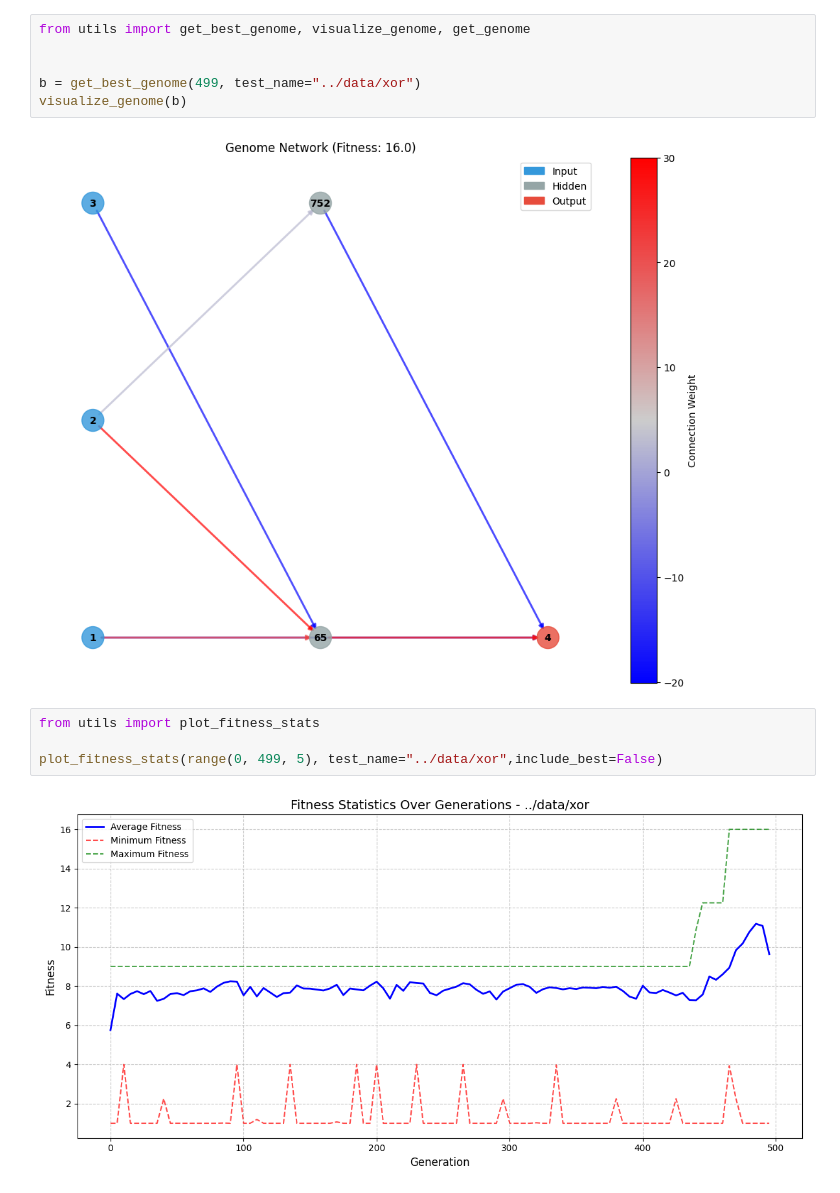
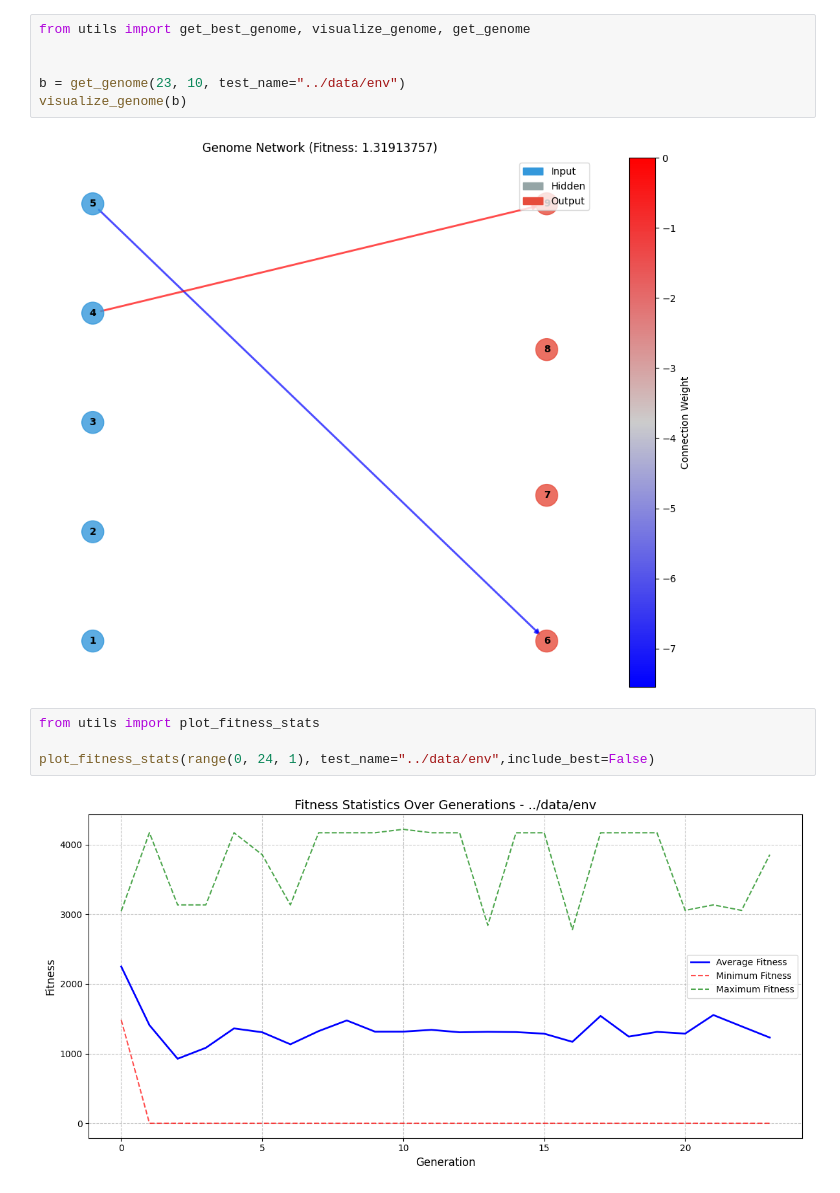
Before and after one commit to St0pien/rocket-learning, a Jupyter notebook: Tools/test.ipynb, the cells around one changed output. Saved outputs shown, nothing was run; the diff lists cells and outputs as text.

```diff
--- a/Tools/test.ipynb
+++ b/Tools/test.ipynb
@@ -1,17 +1,17 @@
 # %%
 from utils import get_best_genome, visualize_genome, get_genome
 
 
-b = get_best_genome(499, test_name="../data/xor")
+b = get_genome(23, 10, test_name="../data/env")
 visualize_genome(b)
 # %% [output]
-[figure, old version]
+[figure, new version]
 # %%
 from utils import plot_fitness_stats
 
-plot_fitness_stats(range(0, 499, 5), test_name="../data/xor",include_best=False)
+plot_fitness_stats(range(0, 24, 1), test_name="../data/env",include_best=False)
 # %% [output]
-[figure, old version]
+[figure, new version]
 # %%
 from utils import plot_species_count
 
```
Also changed, not shown: parts of 1 cell of this notebook, 5 other files.
